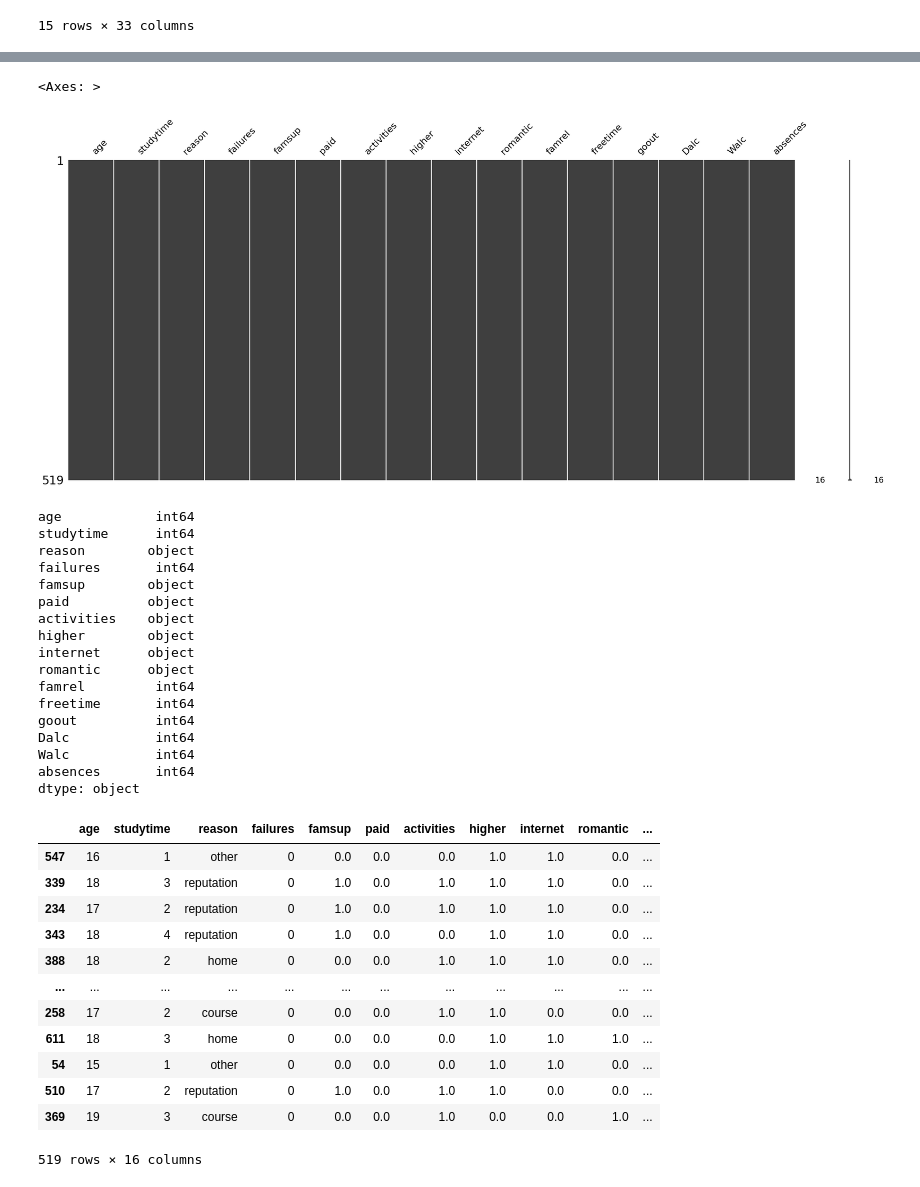
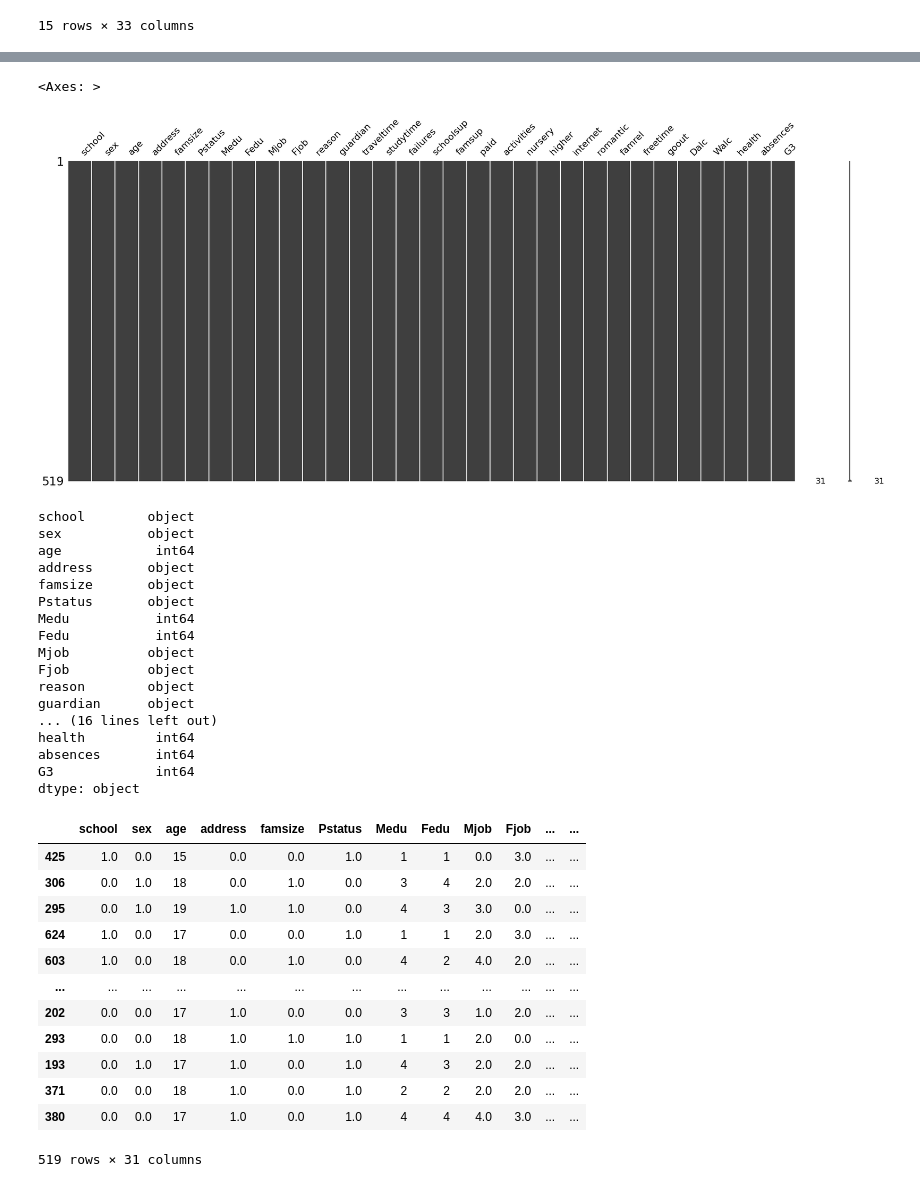
Before and after one commit to PNUAITeam13/AlcoholConsumption, a Jupyter notebook: alcohol_consumption.ipynb, the cells around one changed output, grey strips where cells are left out. Drawn from its saved outputs; the diff is of its cells as text; code cells hidden in the pictures.

```diff
--- a/alcohol_consumption.ipynb
+++ b/alcohol_consumption.ipynb
@@ -47,12 +49,12 @@ portuguese_dataset.head(15)
 # %%
 X_train_full = portuguese_dataset.copy()
 y = X_train_full.G3
-X_train_full.drop(columns=['G1', 'G2', 'G3'],axis=1, inplace=True)
+X_train_full.drop(columns=['G1', 'G2'],axis=1, inplace=True)
 X_test_full = math_dataset.copy()
 # %%
-alcohol_features = ['age', 'studytime', 'reason', 'failures', 'famsup', 'paid', 'activities', 'higher', 'internet', 'romantic', 'famrel',
-                    'freetime', 'goout', 'Dalc', 'Walc', 'absences']
-
-X_train_full = X_train_full[alcohol_features]
-X_test_full = X_test_full[alcohol_features]
+# alcohol_features = ['age', 'studytime', 'reason', 'failures', 'famsup', 'paid', 'activities', 'higher', 'internet', 'romantic', 'famrel',
+#                     'freetime', 'goout', 'Dalc', 'Walc', 'absences']
+#
+# X_train_full = X_train_full[alcohol_features]
+# X_test_full = X_test_full[alcohol_features]
 # %%
@@ -96,53 +100,54 @@ import missingno as msno
 msno.matrix(X_train)
 # %% [output]
 <Axes: >
-[figure, old version]
+[figure, new version]
 # %%
 X_train.dtypes
 # %% [output]
+school        object
+sex           object
 age            int64
-studytime      int64
+address       object
+famsize       object
+Pstatus       object
+Medu           int64
+Fedu           int64
+Mjob          object
+Fjob          object
 reason        object
-failures       int64
-famsup        object
-paid          object
-activities    object
-higher        object
-internet      object
-romantic      object
-famrel         int64
-freetime       int64
-goout          int64
-Dalc           int64
-Walc           int64
+guardian      object
+... (16 lines left out)
+health         int64
 absences       int64
+G3             int64
 dtype: object
 # %%
 from sklearn.preprocessing import OrdinalEncoder
 
-bool_cols = ['famsup', 'paid', 'activities', 'higher', 'internet', 'romantic']
+bool_cols = ['famsup', 'paid', 'activities', 'higher', 'internet', 'romantic', 'Mjob', 'Fjob', 'guardian',
+             'address', 'famsize', 'Pstatus', 'sex', 'school', 'nursery', 'schoolsup']
 label_X_train = X_train.copy()
 label_X_valid = X_valid.copy()
 
 encoder = OrdinalEncoder()
 
 label_X_train[bool_cols] = encoder.fit_transform(label_X_train[bool_cols])
 label_X_valid[bool_cols] = encoder.transform(label_X_valid[bool_cols])
 label_X_train
 # %% [output]
-|  | age | studytime | reason | failures | famsup | paid | activities | higher | internet | romantic | ... |
-| 547 | 16 | 1 | other | 0 | 0.0 | 0.0 | 0.0 | 1.0 | 1.0 | 0.0 | ... |
-| 339 | 18 | 3 | reputation | 0 | 1.0 | 0.0 | 1.0 | 1.0 | 1.0 | 0.0 | ... |
-| 234 | 17 | 2 | reputation | 0 | 1.0 | 0.0 | 1.0 | 1.0 | 1.0 | 0.0 | ... |
-| 343 | 18 | 4 | reputation | 0 | 1.0 | 0.0 | 0.0 | 1.0 | 1.0 | 0.0 | ... |
-| 388 | 18 | 2 | home | 0 | 0.0 | 0.0 | 1.0 | 1.0 | 1.0 | 0.0 | ... |
-| ... | ... | ... | ... | ... | ... | ... | ... | ... | ... | ... | ... |
-| 258 | 17 | 2 | course | 0 | 0.0 | 0.0 | 1.0 | 1.0 | 0.0 | 0.0 | ... |
-| 611 | 18 | 3 | home | 0 | 0.0 | 0.0 | 0.0 | 1.0 | 1.0 | 1.0 | ... |
-| 54 | 15 | 1 | other | 0 | 0.0 | 0.0 | 0.0 | 1.0 | 1.0 | 0.0 | ... |
-| 510 | 17 | 2 | reputation | 0 | 1.0 | 0.0 | 1.0 | 1.0 | 0.0 | 0.0 | ... |
-| 369 | 19 | 3 | course | 0 | 0.0 | 0.0 | 1.0 | 0.0 | 0.0 | 1.0 | ... |
+|  | school | sex | age | address | famsize | Pstatus | Medu | Fedu | Mjob | Fjob | ... | ... |
+| 425 | 1.0 | 0.0 | 15 | 0.0 | 0.0 | 1.0 | 1 | 1 | 0.0 | 3.0 | ... | ... |
+| 306 | 0.0 | 1.0 | 18 | 0.0 | 1.0 | 0.0 | 3 | 4 | 2.0 | 2.0 | ... | ... |
+| 295 | 0.0 | 1.0 | 19 | 1.0 | 1.0 | 0.0 | 4 | 3 | 3.0 | 0.0 | ... | ... |
+| 624 | 1.0 | 0.0 | 17 | 0.0 | 0.0 | 1.0 | 1 | 1 | 2.0 | 3.0 | ... | ... |
+| 603 | 1.0 | 0.0 | 18 | 0.0 | 1.0 | 0.0 | 4 | 2 | 4.0 | 2.0 | ... | ... |
+| ... | ... | ... | ... | ... | ... | ... | ... | ... | ... | ... | ... | ... |
+| 202 | 0.0 | 0.0 | 17 | 1.0 | 0.0 | 0.0 | 3 | 3 | 1.0 | 2.0 | ... | ... |
+| 293 | 0.0 | 0.0 | 18 | 1.0 | 1.0 | 1.0 | 1 | 1 | 2.0 | 0.0 | ... | ... |
+| 193 | 0.0 | 1.0 | 17 | 1.0 | 0.0 | 1.0 | 4 | 3 | 2.0 | 2.0 | ... | ... |
+| 371 | 0.0 | 0.0 | 18 | 1.0 | 0.0 | 1.0 | 2 | 2 | 2.0 | 2.0 | ... | ... |
+| 380 | 0.0 | 0.0 | 17 | 1.0 | 0.0 | 1.0 | 4 | 4 | 4.0 | 3.0 | ... | ... |
-519 rows × 16 columns
+519 rows × 31 columns
 # %%
 X_train = label_X_train.copy()
 X_valid = label_X_valid.copy()
```
Also changed, not shown: parts of 24 cells of this notebook.
